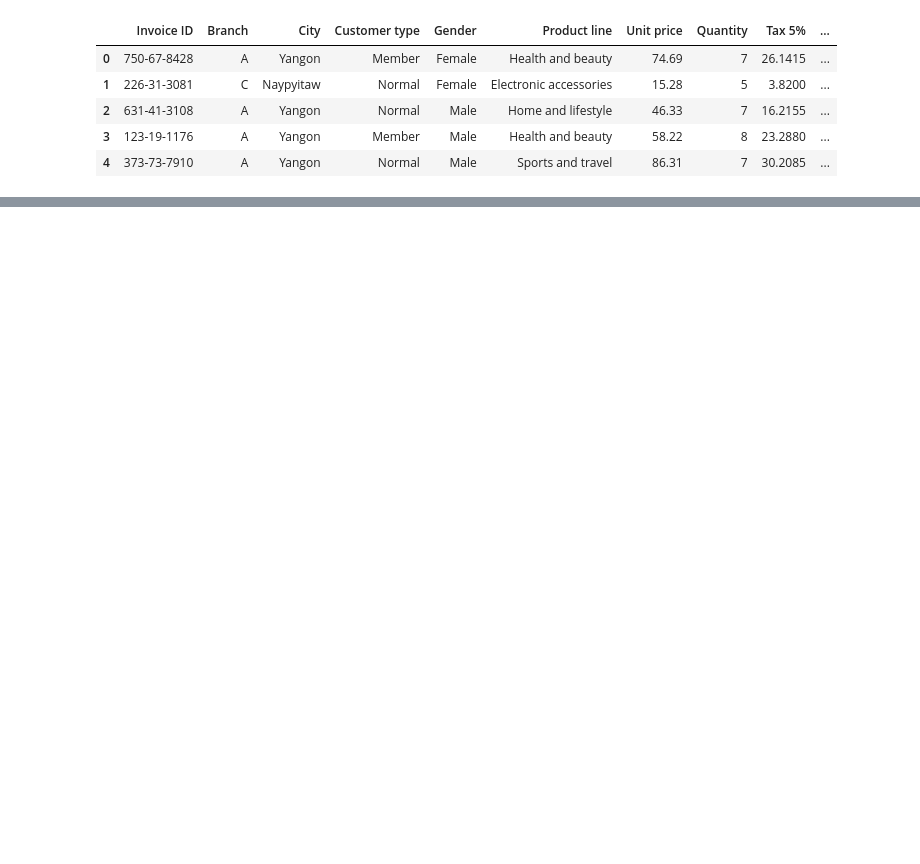
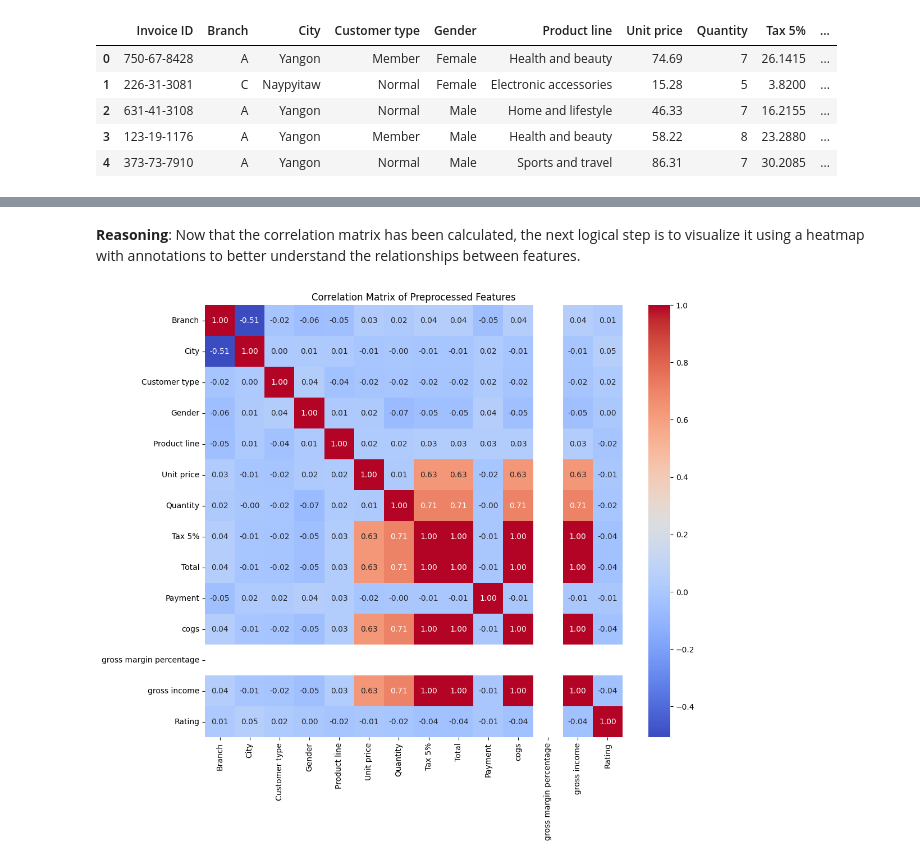
Before and after one commit to Maharun-nasa/ML_Project, a Jupyter notebook: ml_project.ipynb, the cells around one changed output, grey strips where cells are left out. Cells and saved outputs as stored; diff of their text form; code cells hidden in the pictures; blank space fills up the shorter version.

```diff
--- a/ml_project.ipynb
+++ b/ml_project.ipynb
@@ -331,0 +254,6 @@ recall_score:  0.4948453608247423
+# %%
+categorical_cols_for_encoding = ['Branch', 'City', 'Customer type', 'Gender', 'Product line', 'Payment']
+numerical_cols_for_scaling = ['Unit price', 'Quantity', 'Tax 5%', 'Total', 'cogs', 'gross margin percentage', 'gross income', 'Rating']
+
+print("Categorical columns for encoding:", categorical_cols_for_encoding)
+print("Numerical columns for scaling:", numerical_cols_for_scaling)
@@ -331,0 +266,17 @@ recall_score:  0.4948453608247423
+# %%
+from sklearn.preprocessing import LabelEncoder, StandardScaler
+
+# Apply Label Encoding to categorical columns
+for col in categorical_cols_for_encoding:
+    le = LabelEncoder()
+    df[col] = le.fit_transform(df[col])
+    print(f"Column '{col}' label encoded. Unique values: {le.classes_}")
+
+# Apply StandardScaler to numerical columns
+scaler = StandardScaler()
+df[numerical_cols_for_scaling] = scaler.fit_transform(df[numerical_cols_for_scaling])
+print("Numerical columns scaled using StandardScaler.")
+
+# Display the first few rows of the preprocessed DataFrame
+print("\nDataFrame after preprocessing:")
+print(df.head())
@@ -331,0 +353,12 @@ recall_score:  0.4948453608247423
+# %%
+columns_to_exclude = ['Invoice ID', 'Date', 'Time']
+columns_for_correlation = [col for col in df.columns if col not in columns_to_exclude]
+
+# Create a new DataFrame with only the relevant columns for correlation
+df_corr = df[columns_for_correlation]
+
+# Calculate the correlation matrix
+correlation_matrix = df_corr.corr()
+
+print("Correlation Matrix:")
+print(correlation_matrix.head())
@@ -331,0 +383,14 @@ recall_score:  0.4948453608247423
+# %% [markdown]
+**Reasoning**:
+Now that the correlation matrix has been calculated, the next logical step is to visualize it using a heatmap with annotations to better understand the relationships between features.
+# %%
+import matplotlib.pyplot as plt
+import seaborn as sns
+
+# Visualize the correlation matrix using a heatmap
+plt.figure(figsize=(12, 10))
+sns.heatmap(correlation_matrix, annot=True, cmap='coolwarm', fmt=".2f")
+plt.title('Correlation Matrix of Preprocessed Features')
+plt.show()
+# %% [output]
+[figure, added]
```
Also changed, not shown: parts of 90 cells of this notebook.
